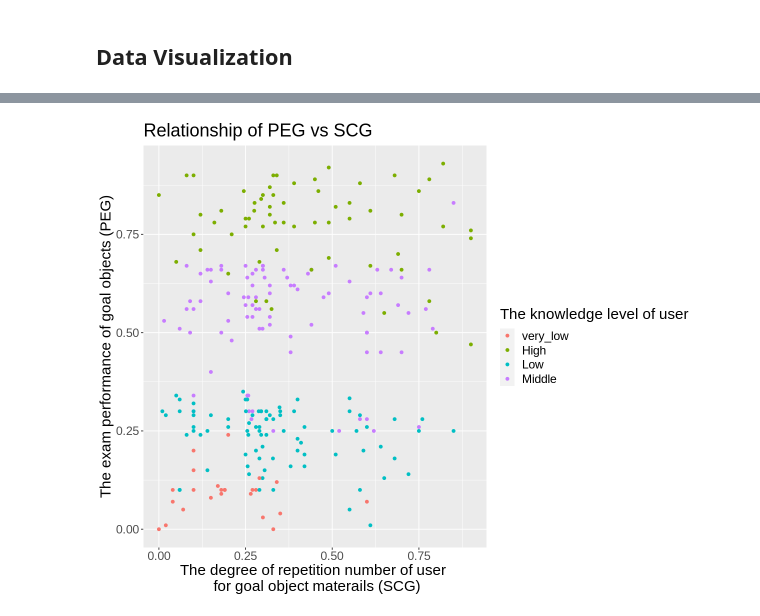
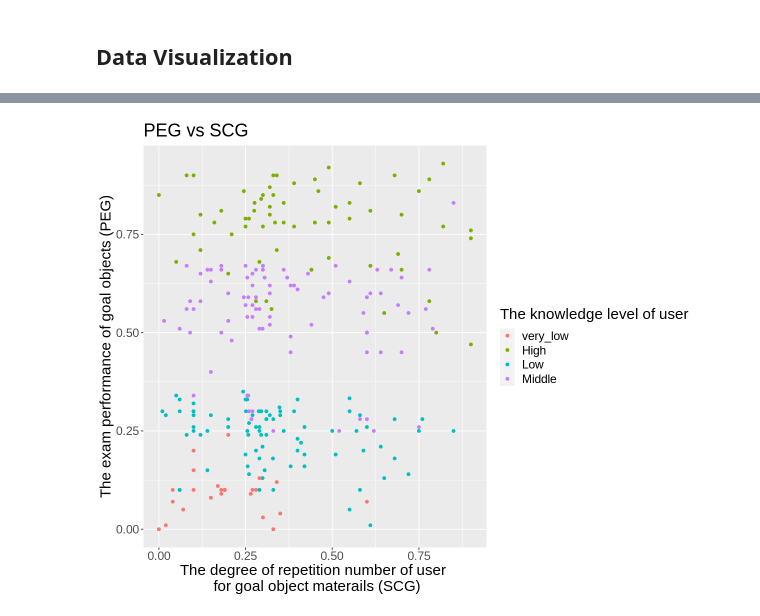
Before and after one commit to kzhang0113/group_8_ds_project, a Jupyter notebook: group_project_proposal.ipynb, the cells around one changed output, grey strips where cells are left out. Saved outputs shown, nothing was run; the diff lists cells and outputs as text; code cells hidden in the pictures.

```diff
--- a/group_project_proposal.ipynb
+++ b/group_project_proposal.ipynb
@@ -179,16 +172,16 @@ peg_vs_stg
 # %%
 # Scatterplot of PEG vs SCG
 peg_vs_scg <- training_data %>%
             ggplot(aes(x = SCG, y = PEG , color = UNS)) +
             geom_point() +
             labs(x = "The degree of repetition number of user \n for goal object materails (SCG)",
                  y = "The exam performance of goal objects (PEG)",
                  color = "The knowledge level of user",
-                 title = "Relationship of PEG vs SCG") +
+                 title = "PEG vs SCG") +
             theme(text = element_text(size = 18))
 peg_vs_scg
 # %% [output]
-[figure, old version]
+[figure, new version]
 # %%
 # Scatterplot of LPR vs STR
 lpr_vs_str <- training_data %>%
```
Also changed, not shown: parts of 8 cells of this notebook.
